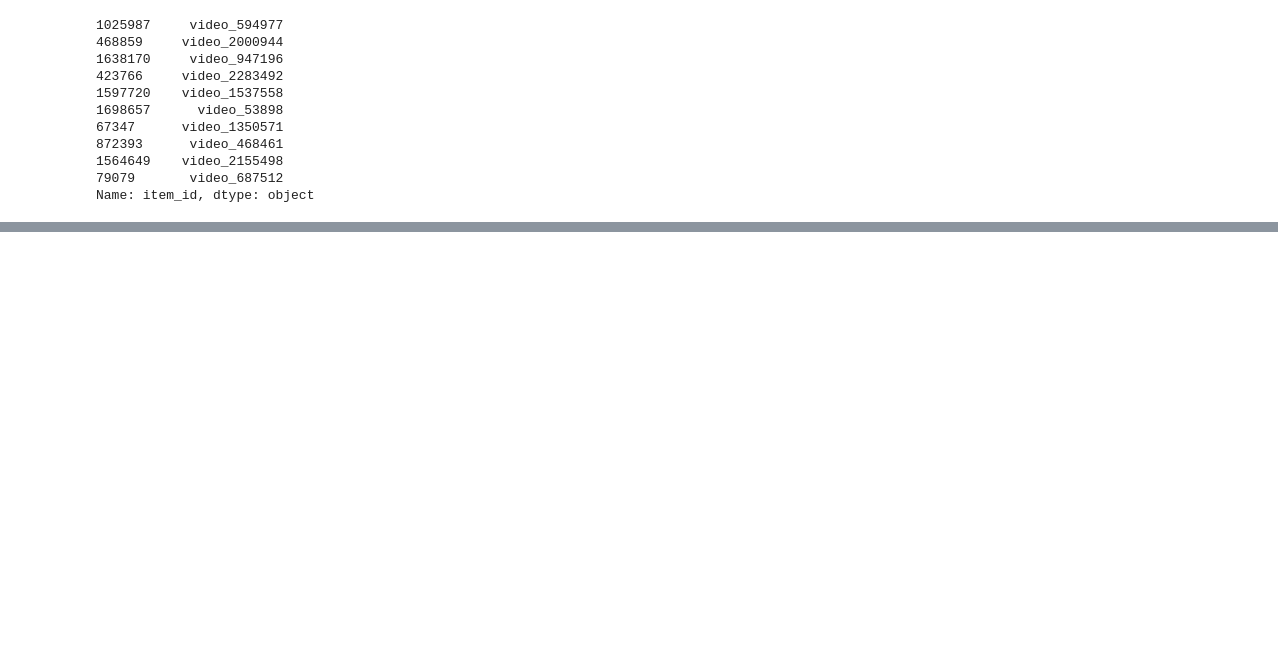
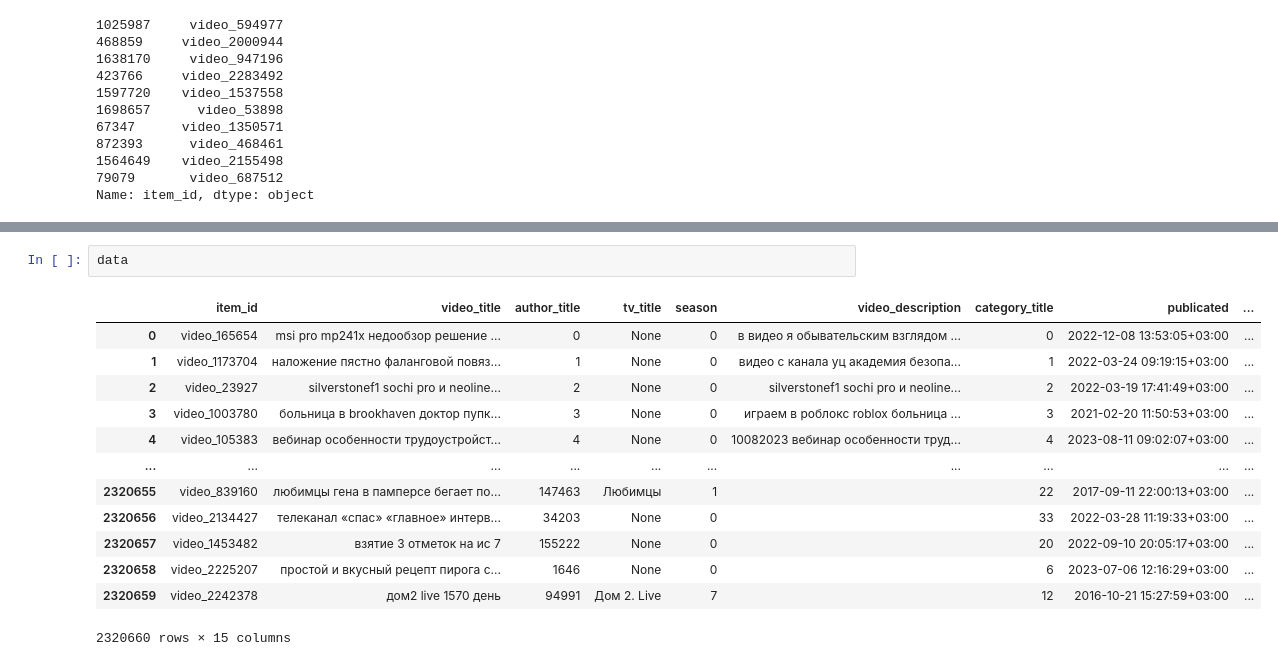
Before and after one commit to Alexandr-Fox/Hacks-Kazan, a Jupyter notebook: main.ipynb, the cells around one changed output, grey strips where cells are left out. Cells and saved outputs as stored; diff of their text form; blank space fills up the shorter version.

```diff
--- a/main.ipynb
+++ b/main.ipynb
@@ -216,0 +245,16 @@ Name: video_title, dtype: object
+# %%
+data
+# %% [output]
+|  | item_id | video_title | author_title | tv_title | season | video_description | category_title | publicated | ... |
+| 0 | video_165654 | msi pro mp241x недообзор решение ... | 0 | None | 0 | в видео я обывательским взглядом ... | 0 | 2022-12-08 13:53:05+03:00 | ... |
+| 1 | video_1173704 | наложение пястно фаланговой повяз... | 1 | None | 0 | видео с канала уц академия безопа... | 1 | 2022-03-24 09:19:15+03:00 | ... |
+| 2 | video_23927 | silverstonef1 sochi pro и neoline... | 2 | None | 0 | silverstonef1 sochi pro и neoline... | 2 | 2022-03-19 17:41:49+03:00 | ... |
+| 3 | video_1003780 | больница в brookhaven доктор пупк... | 3 | None | 0 | играем в роблокс roblox больница ... | 3 | 2021-02-20 11:50:53+03:00 | ... |
+| 4 | video_105383 | вебинар особенности трудоустройст... | 4 | None | 0 | 10082023 вебинар особенности труд... | 4 | 2023-08-11 09:02:07+03:00 | ... |
+| ... | ... | ... | ... | ... | ... | ... | ... | ... | ... |
+| 2320655 | video_839160 | любимцы гена в памперсе бегает по... | 147463 | Любимцы | 1 |  | 22 | 2017-09-11 22:00:13+03:00 | ... |
+| 2320656 | video_2134427 | телеканал «спас» «главное» интерв... | 34203 | None | 0 |  | 33 | 2022-03-28 11:19:33+03:00 | ... |
+| 2320657 | video_1453482 | взятие 3 отметок на ис 7 | 155222 | None | 0 |  | 20 | 2022-09-10 20:05:17+03:00 | ... |
+| 2320658 | video_2225207 | простой и вкусный рецепт пирога с... | 1646 | None | 0 |  | 6 | 2023-07-06 12:16:29+03:00 | ... |
+| 2320659 | video_2242378 | дом2 live 1570 день | 94991 | Дом 2. Live | 7 |  | 12 | 2016-10-21 15:27:59+03:00 | ... |
+2320660 rows × 15 columns
```
Also changed, not shown: parts of 30 cells of this notebook, 1 other file.
